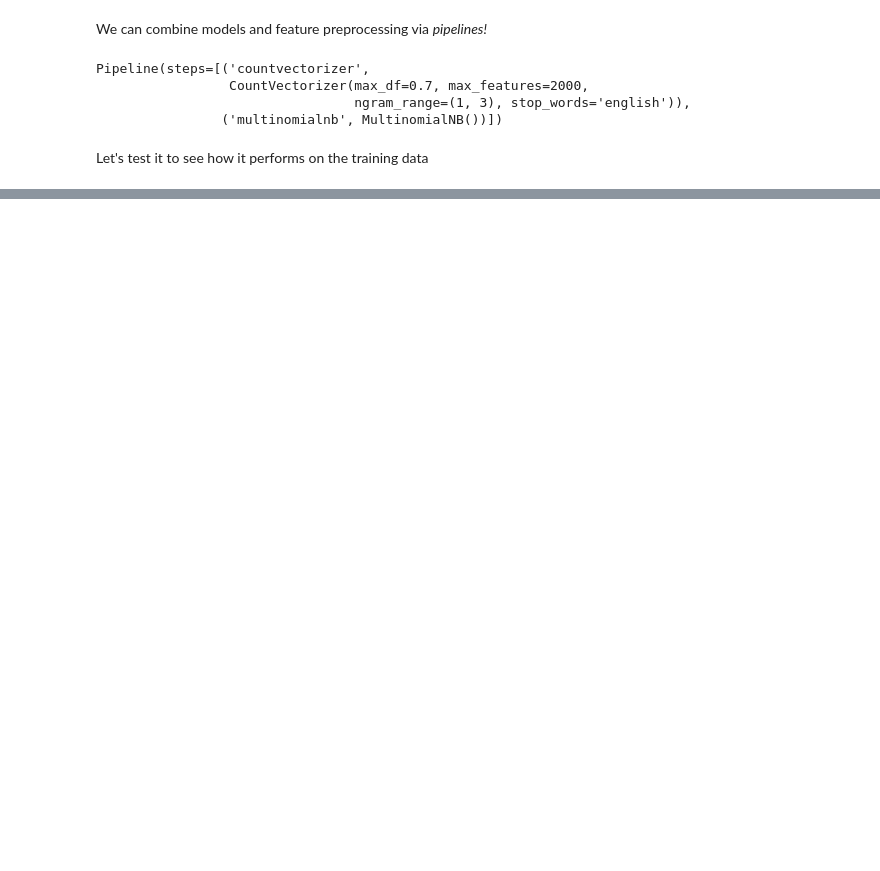
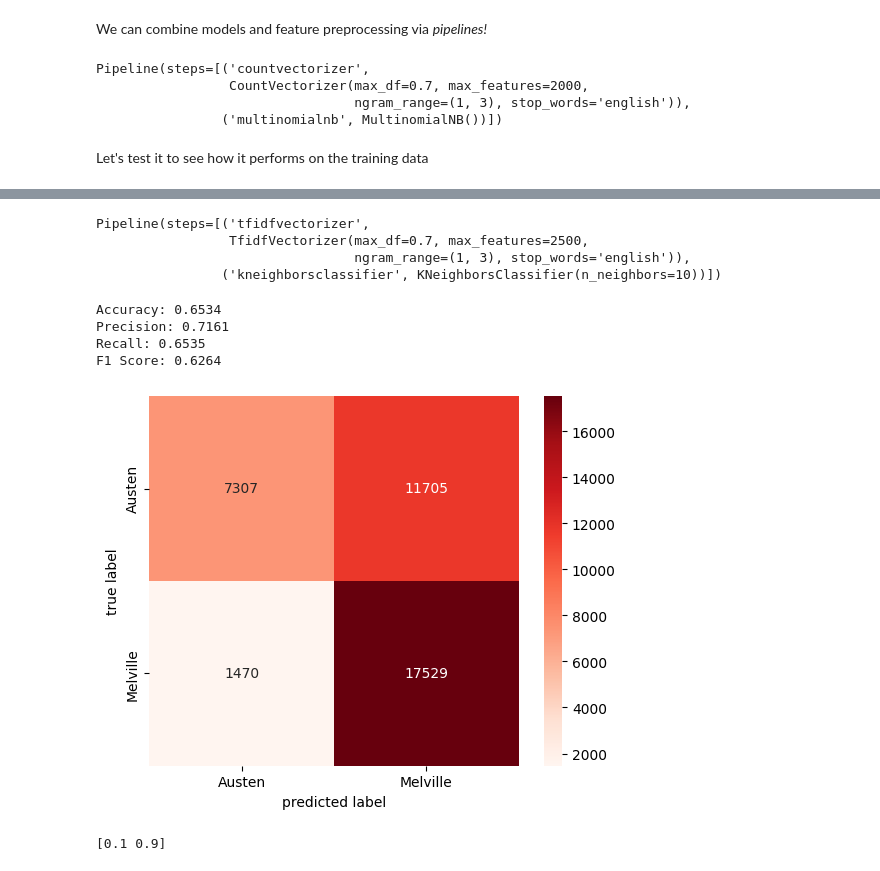
Before and after one commit to AlejandroCiuba/PyLing, a Jupyter notebook: classifiers.ipynb, the cells around one changed output, grey strips where cells are left out. Drawn from its saved outputs; the diff is of its cells as text; code cells hidden in the pictures; blank space fills up the shorter version.

```diff
--- a/classifiers.ipynb
+++ b/classifiers.ipynb
@@ -275,0 +374,34 @@ F1 Score: 0.8667
+# %%
+# Make the pipeline!
+k_pipe = make_pipeline(TfidfVectorizer(max_features=2500, max_df=0.7, stop_words="english", ngram_range=(1, 3)),
+                       KNeighborsClassifier(n_neighbors=10))
+
+k_pipe.fit(X_train, y_train)
+# %% [output]
+Pipeline(steps=[('tfidfvectorizer',
+                 TfidfVectorizer(max_df=0.7, max_features=2500,
+                                 ngram_range=(1, 3), stop_words='english')),
+                ('kneighborsclassifier', KNeighborsClassifier(n_neighbors=10))])
+# %%
+predictions = k_pipe.predict(X_test)
+# %%
+acc, prec, rec, f1, conf = get_metrics(targets=y_test, predictions=predictions)
+
+print(f"Accuracy: {acc:.4f}")
+print(f"Precision: {prec:.4f}")
+print(f"Recall: {rec:.4f}")
+print(f"F1 Score: {f1:.4f}")
+
+plot_confusion_matrix(conf, labels=["Austen", "Melville"])
+# %% [output]
+Accuracy: 0.6534
+Precision: 0.7161
+Recall: 0.6535
+F1 Score: 0.6264
+[figure, added]
+# %%
+prob_preds = k_pipe.predict_proba(X_test)
+
+print(prob_preds[0])
+# %% [output]
+[0.1 0.9]
```
Also changed, not shown: parts of 61 cells of this notebook, 1 other file.
